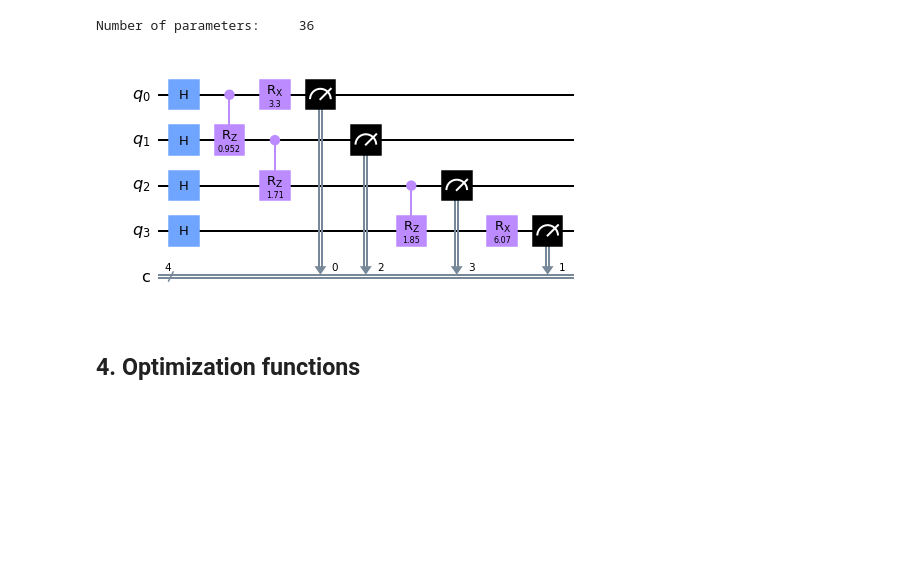
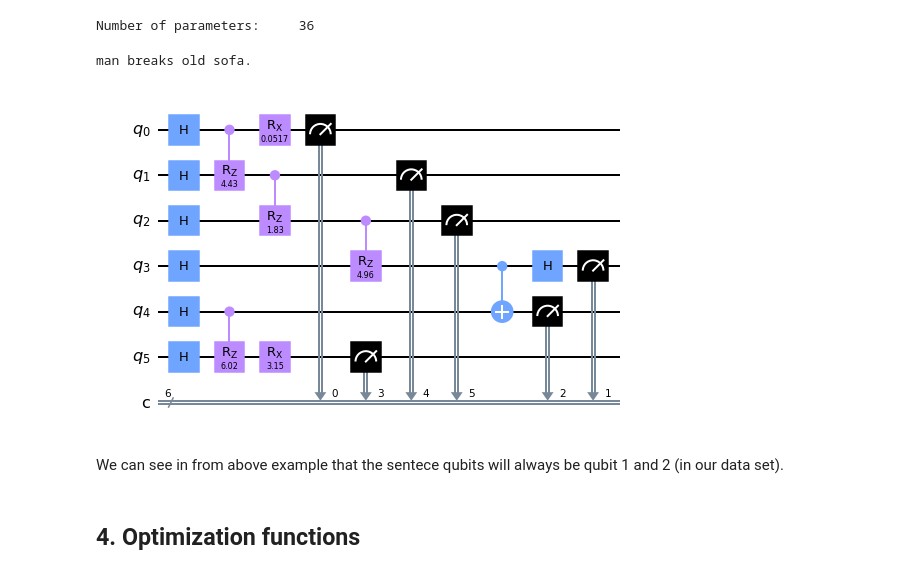
Before and after one commit to PaulaGarciaMolina/QNLP_Qiskit_Hackathon, a Jupyter notebook: semantic_interpretation/semantic_interpretation_iqp_qiskit.ipynb, the cells around one changed output. Saved outputs shown, nothing was run; the diff lists cells and outputs as text; code cells hidden in the pictures; blank space fills up the shorter version.

```diff
--- a/semantic_interpretation/semantic_interpretation_iqp_qiskit.ipynb
+++ b/semantic_interpretation/semantic_interpretation_iqp_qiskit.ipynb
@@ -471,35 +471,40 @@ Number of parameters:     36
 # Transform sentences diagrams into Qiskit Quantum Circuits
 #****************************************
 from pytket.extensions.qiskit import tk_to_qiskit
 from discopy.quantum import Measure
 
 def to_qiskitcircuit(unshaped_params,diagrams_dict): #unshaped_params=parameters to the variationals circuits
                                                      #diagrams_dict=dictionary with the sentences as keys and their diagrams as values
     func = F(reshape_params(unshaped_params, par_shapes))
     circs=[]
     for sentstr in diagrams_dict.keys():
         diagram=diagrams_dict[sentstr]
         circuit=(func(diagram) >> Measure() @ Measure()) #Add the measurements to the circuit
         pytket_circuit = circuit.to_tk()
         qiskit_circuit = tk_to_qiskit(pytket_circuit)   #Create Qiskit Quantum Circuit
         circs.append(qiskit_circuit)
     return circs
 ##########
 #For example (with random parameters "rand_shaped_pars")
 
 circuits_eng_small,circuits_eng_medium,circuits_eng_big=[],[],[]
 circuits_spa_small,circuits_spa_medium,circuits_spa_big=[],[],[]
 circuits_eng = [circuits_eng_small,circuits_eng_medium,circuits_eng_big] # list of Qiskit Quantum Crcuits of english sentences
 circuits_spa = [circuits_spa_small,circuits_spa_medium,circuits_spa_big] # list of Qiskit Quantum Circuits of spanish sentences
 for (circ_eng,circ_spa,dataeng_new_psr_dict,dataspa_new_psr_dict) in zip(circuits_eng,circuits_spa,
                                                                          dataeng_new_psr_dict_sizes,dataspa_new_psr_dict_sizes):
     for (circ,data_new_psr_dict)  in zip([circ_eng,circ_spa],
                                                   [dataeng_new_psr_dict,dataspa_new_psr_dict]):
         circ.append(to_qiskitcircuit(rand_unshaped_pars,data_new_psr_dict))
 
-circuits_spa_medium[0][0].draw(output='mpl')
+j=30
+print(list(dataeng_new_psr_dict_medium.keys())[j])
+circuits_eng_medium[0][j].draw(output='mpl')
 # %% [output]
+man breaks old sofa.
-[figure, old version]
+[figure, new version]
+# %% [markdown]
+We can see in from above example that the sentece qubits will always be qubit 1 and 2 (in our data set).
 # %% [markdown]
 ## 4. Optimization functions
 # %%
```
